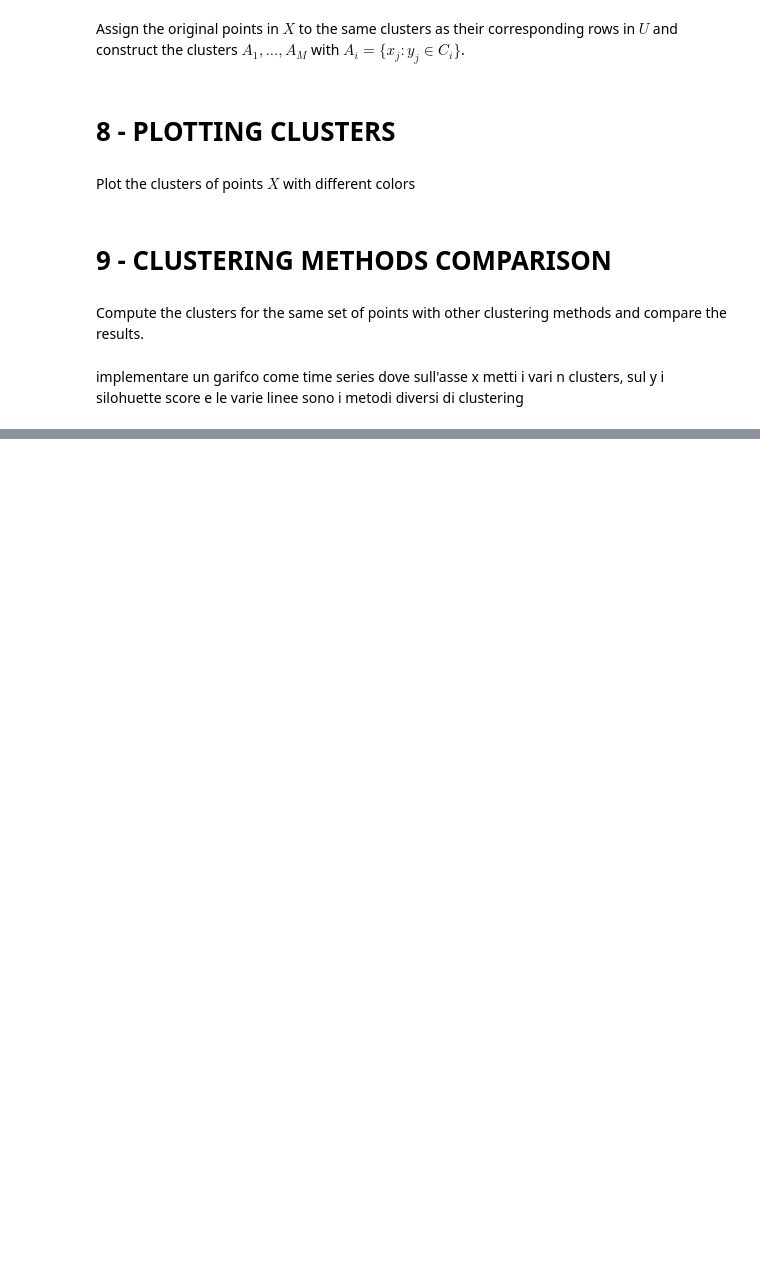
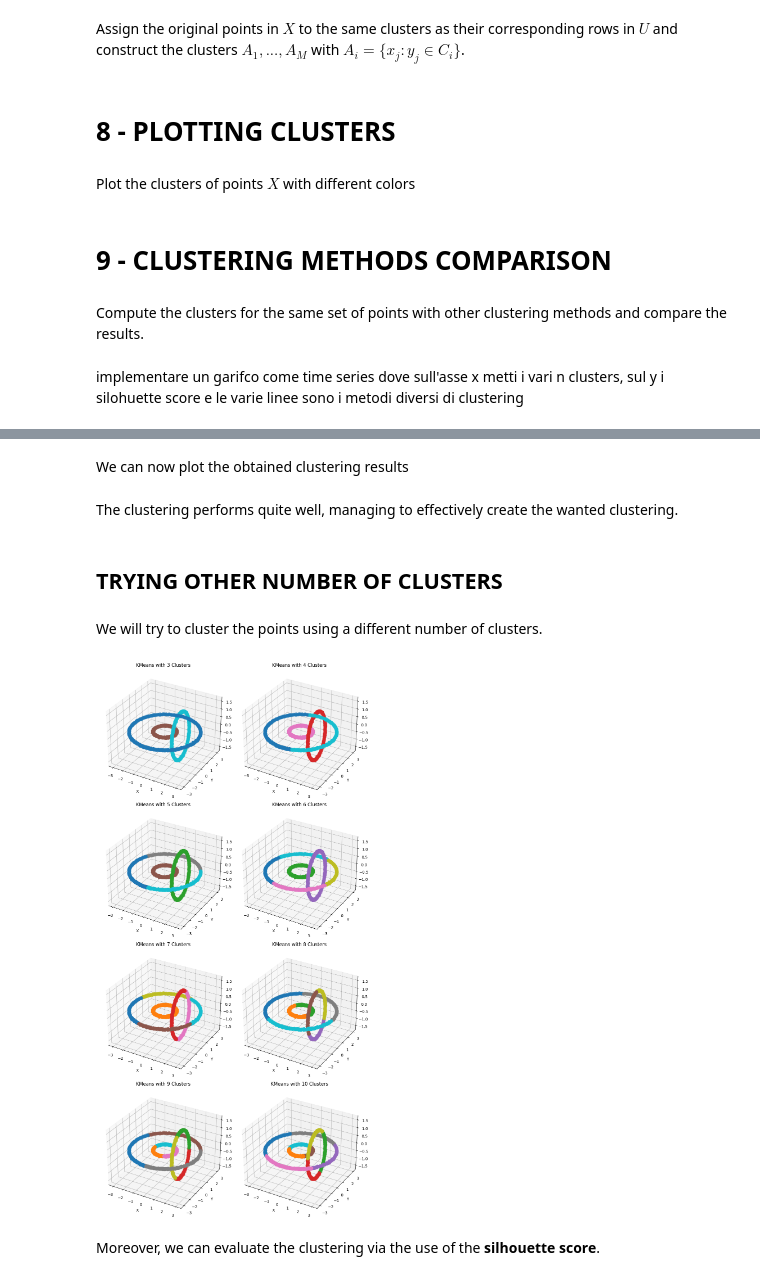
Before and after one commit to Nuzz23/02TWYSM-Computational-linear-algebra-for-large-scale-problems, a Jupyter notebook: Assignments/Berrone/HW_SC.ipynb, the cells around one changed output, grey strips where cells are left out. Saved outputs shown, nothing was run; the diff lists cells and outputs as text; code cells hidden in the pictures; blank space fills up the shorter version.

```diff
--- a/Assignments/Berrone/HW_SC.ipynb
+++ b/Assignments/Berrone/HW_SC.ipynb
@@ -536,0 +573,3 @@ implementare un garifco come time series dove sull'asse x metti i vari n cluster
+# %%
+eigVal, U= eigh(L, subset_by_index=[0, 9])
+printEigenValues(eigVal, 'Eigenvalues')
@@ -536,0 +583,7 @@ implementare un garifco come time series dove sull'asse x metti i vari n cluster
+# %%
+centr = 3
+
+km = KMeans(n_clusters=centr, tol=EPS, random_state=23)
+clusterLabels = km.fit_predict(U[:, :centr])
+
+plotClusteringAndCentroidsOfU(U[:, :centr], centroids, clusterLabels) if 2<= (centroids:=km.cluster_centers_).shape[1]<=3 else None
@@ -536,0 +592,46 @@ implementare un garifco come time series dove sull'asse x metti i vari n cluster
+# %% [markdown]
+We can now plot the obtained clustering results
+# %%
+ax = plt.figure(figsize=(10, 8)).add_subplot(111, projection='3d')
+
+for label, color in zip(np.unique(clusterLabels), plt.cm.tab10(np.linspace(0, 1, len(np.unique(clusterLabels))))):
+    ax.scatter((points:=df[clusterLabels == label].values)[:, 0], points[:, 1], points[:, 2], c=[color], s=50, label=f'Cluster C{label}')
+
+ax.set_title(f'Clustering using KMeans with {centr} clusters ')
+ax.set_xlabel('X')
+ax.set_ylabel('Y')
+ax.set_zlabel('Z')
+ax.legend(loc='best')
+# %% [markdown]
+The clustering performs quite well, managing to effectively create the wanted clustering.
+# %% [markdown]
+## <b>TRYING OTHER NUMBER OF CLUSTERS</b>
+# %% [markdown]
+We will try to cluster the points using a different number of clusters.
+# %%
+fig, axes = plt.subplots(4, 2, figsize=(10, 20), subplot_kw={'projection': '3d'})
+axes = axes.ravel()
+
+silhouette = np.zeros(shape=(maxCluster:=15)-3, dtype=np.float32)
+
+for i in range(3, maxCluster):
+    km = KMeans(n_clusters=i, tol=EPS, random_state=23)
+
+    if i < 4*2 +3:
+        for label, color in zip(unique_labels := np.unique(clusterLabels := km.fit_predict(U[:, :i])),
+                                plt.cm.tab10(np.linspace(0, 1, len(unique_labels)))):
+            axes[i-3].scatter((points:=df[clusterLabels == label].values)[:, 0], points[:, 1], points[:, 2], c=[color], s=50)
+
+        axes[i-3].set_title(f'KMeans with {i} Clusters')
+        axes[i-3].set_xlabel('X'), axes[i-3].set_ylabel('Y'), axes[i-3].set_zlabel('Z')
+
+    silhouette[i-3] = silhouette_score(U[:, :i], clusterLabels)
+
+
+# Adjust layout and show
+plt.tight_layout()
+plt.show()
+# %% [output]
+[figure, added]
+# %% [markdown]
+Moreover, we can evaluate the clustering via the use of the <b>silhouette score</b>.
```
Also changed, not shown: parts of 23 cells of this notebook, 1 other file.
